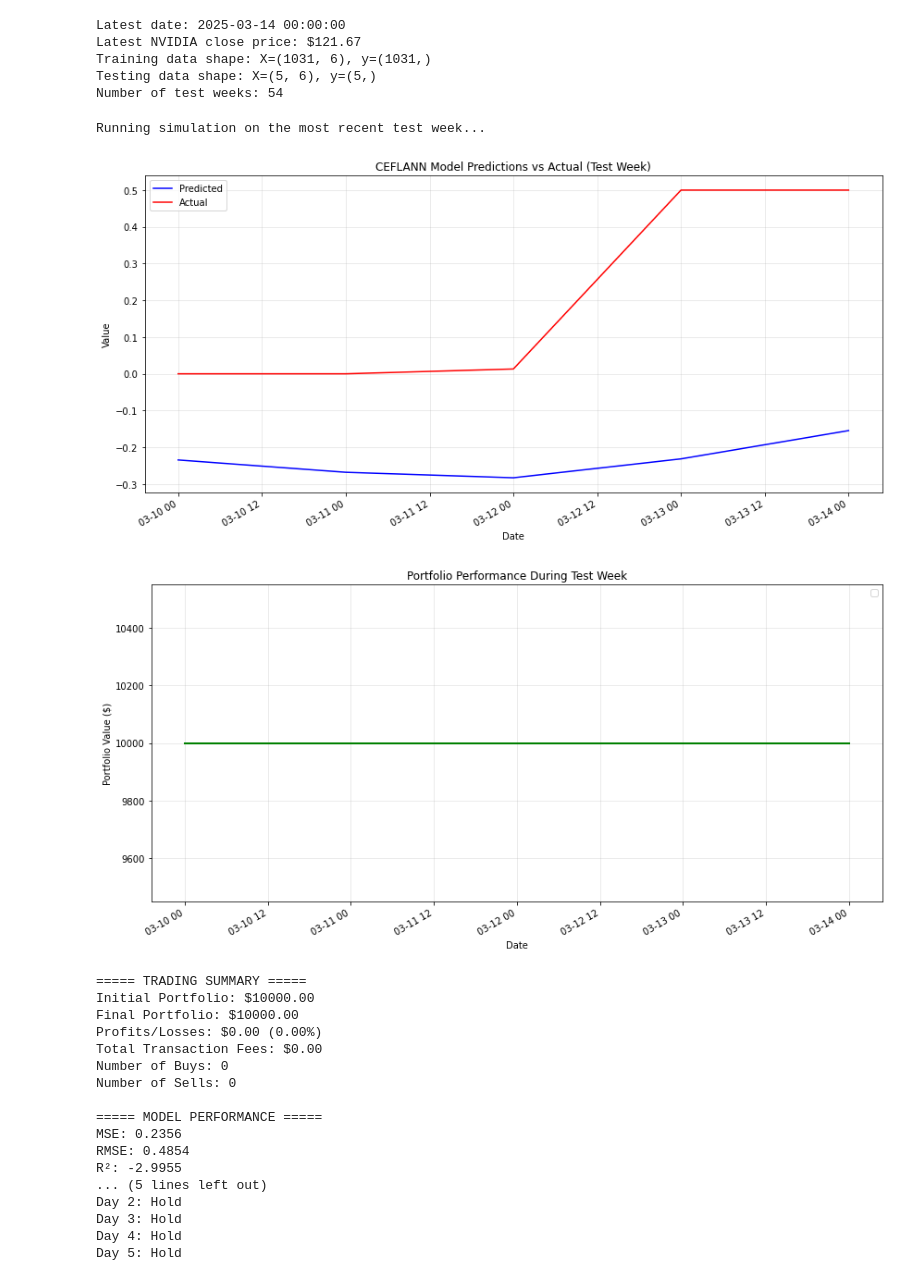
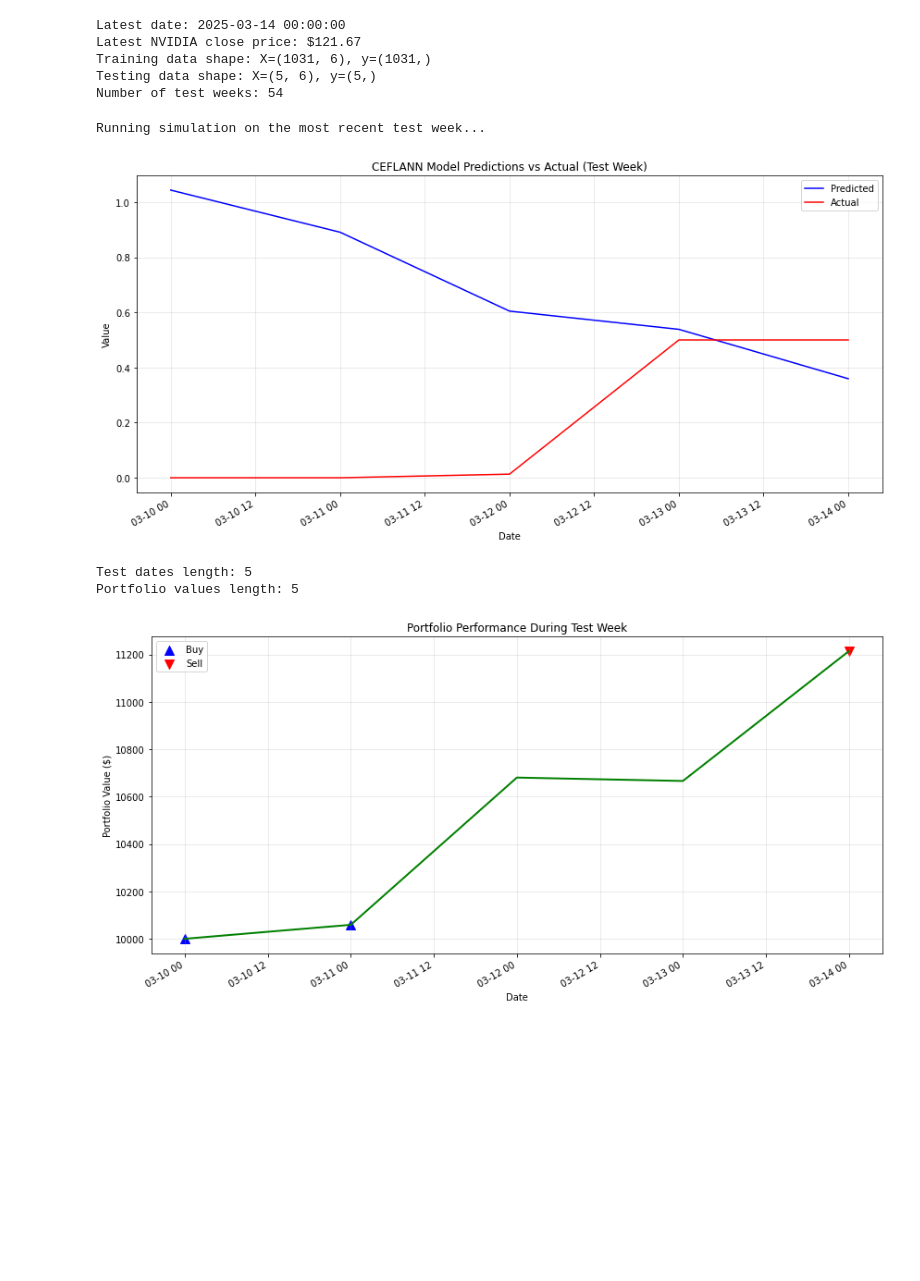
Before and after one commit to SH32x/DataMiningTradingAgent, a Jupyter notebook: Model_CEFLANN_new.ipynb, the cells around one changed output. Drawn from its saved outputs; the diff is of its cells as text; code cells hidden in the pictures; blank space fills up the shorter version.

Commit message:
Model risk adjustment
Resolved the model's tendency to hold rather than trade.

```diff
--- a/Model_CEFLANN_new.ipynb
+++ b/Model_CEFLANN_new.ipynb
@@ -776,23 +869,29 @@ def run_trading_pipeline(X_train, y_train, X_test, y_test, test_prices, test_dat
     # 3. Evaluate prediction accuracy
     metrics = model.evaluate(X_test, y_test)
 
-    # 4. Create trading decision system (references cell [8])
+    # 4. Create trading decision system
     decision_system = TradingDecisionSystem()
 
     # 5. Get trading decisions
-    decisions, trends = decision_system.get_trading_decisions(test_predictions)
-    string_decisions = [decision_system.interpret_decision(d) for d in decisions]
+    string_decisions, trends = decision_system.get_trading_decisions(
+        test_predictions, test_prices, max_holds=2
+    )
 
-    # 6. Set up simulation environment (references cell [9])
+    # 6. Set up simulation environment
     simulation = TradingSimulation(port=10000, transaction_fee=0.01)
 
-    # 7. Run simulation
-    simulation_results = simulation.simulate_trading_period(string_decisions, test_prices, test_dates)
-
-    # 8. Generate orders (references cell [10])
+    # 7. Generate orders with shares to trade
     order_generator = OrderGenerator(simulation)
     orders, order_details, _ = order_generator.generate_orders_for_week(
         model, decision_system, X_test, test_prices, test_dates
+    )
+
+    # 8. Extract shares list from order details
+    shares_list = [details.get('shares', 0) for details in order_details]
+
+    # 9. Run simulation with shares list
+    simulation_results = simulation.simulate_trading_period(
+        string_decisions, test_prices, shares_list, test_dates
     )
 
     # Compile all results
@@ -842,6 +941,9 @@ def plot_portfolio_performance(simulation_results, dates=None, title="Portfolio
     if dates is None:
         x = range(len(simulation_results['portfolio_values']))
     else:
+        # Ensure dates and portfolio_values have same length
+        assert len(dates) == len(simulation_results['portfolio_values']), \
+               f"Dates ({len(dates)}) and portfolio values ({len(simulation_results['portfolio_values'])}) must have same length"
         x = dates
 
     plt.plot(x, simulation_results['portfolio_values'], 'g-', linewidth=2)
@@ -899,7 +1001,6 @@ def display_trading_summary(results):
 def run_simulation_on_test_week(nvidia_data, week_index=-1):
     """
     Run a complete simulation on a test week
-    References functions in cells [11], [12], [13], and [14]
 
     Parameters:
         nvidia_data : Loaded NVIDIA data
@@ -924,57 +1025,47 @@ def run_simulation_on_test_week(nvidia_data, week_index=-1):
     test_dates = test_week['dates']
 
     # Extract prices from the test week
-    if 'price_data' in test_week and test_week['price_data'] is not None:
-        test_prices = test_week['price_data']
+    if 'prices' in test_week and test_week['prices'] is not None:
+        test_prices = test_week['prices']
     else:
         # If price data not available, use the latest close price
         test_prices = np.full(len(X_test), nvidia_data['latest_close'])
 
     # Run the trading pipeline
     results = run_trading_pipeline(
         X_train, y_train, X_test, y_test, test_prices, test_dates,
         expansion_order=5, regularization=0.01
     )
 
     # Visualize results
     plot_predictions_vs_actual(
         results['predictions'], y_test, test_dates,
         "CEFLANN Model Predictions vs Actual (Test Week)"
     )
 
+    # Verify portfolio values length matches dates
+    print(f"Test dates length: {len(test_dates)}")
+    print(f"Portfolio values length: {len(results['simulation_results']['portfolio_values'])}")
+
+    # Plot portfolio performance
     plot_portfolio_performance(
         results['simulation_results'], test_dates,
         "Portfolio Performance During Test Week"
     )
 
     display_trading_summary(results)
 
     return results
 
 # Run simulation on the most recent test week
 if nvidia_data['test_weeks']:
     print("Running simulation on the most recent test week...")
     results = run_simulation_on_test_week(nvidia_data)
 else:
     print("No test weeks available. Please ensure the data is properly loaded.")
 # %% [output]
 Running simulation on the most recent test week...
-[figure, old version]
+[figure, new version]
+Test dates length: 5
+Portfolio values length: 5
-[figure, old version]
+[figure, new version]
-===== TRADING SUMMARY =====
-Initial Portfolio: $10000.00
-Final Portfolio: $10000.00
-Profits/Losses: $0.00 (0.00%)
-Total Transaction Fees: $0.00
-Number of Buys: 0
-Number of Sells: 0
-
-===== MODEL PERFORMANCE =====
-MSE: 0.2356
-RMSE: 0.4854
-R²: -2.9955
-... (5 lines left out)
-Day 2: Hold
-Day 3: Hold
-Day 4: Hold
-Day 5: Hold
```
Also changed, not shown: parts of 5 cells of this notebook, 2 other files.
